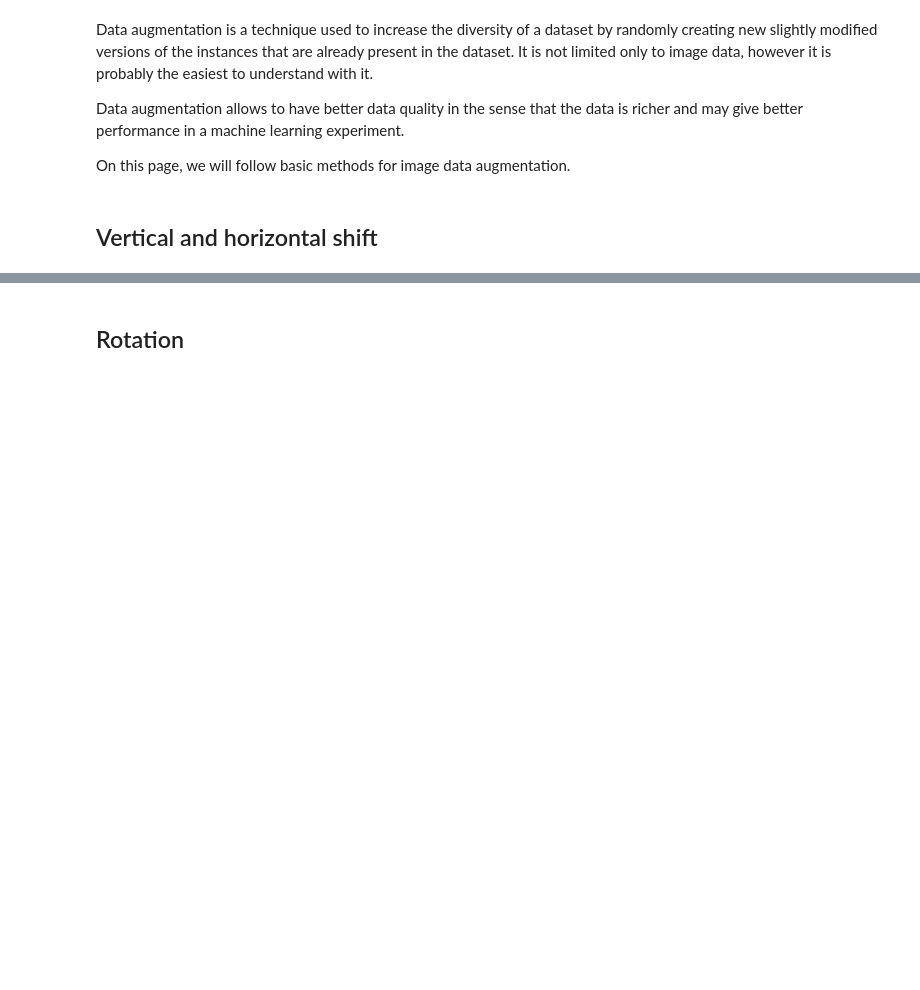
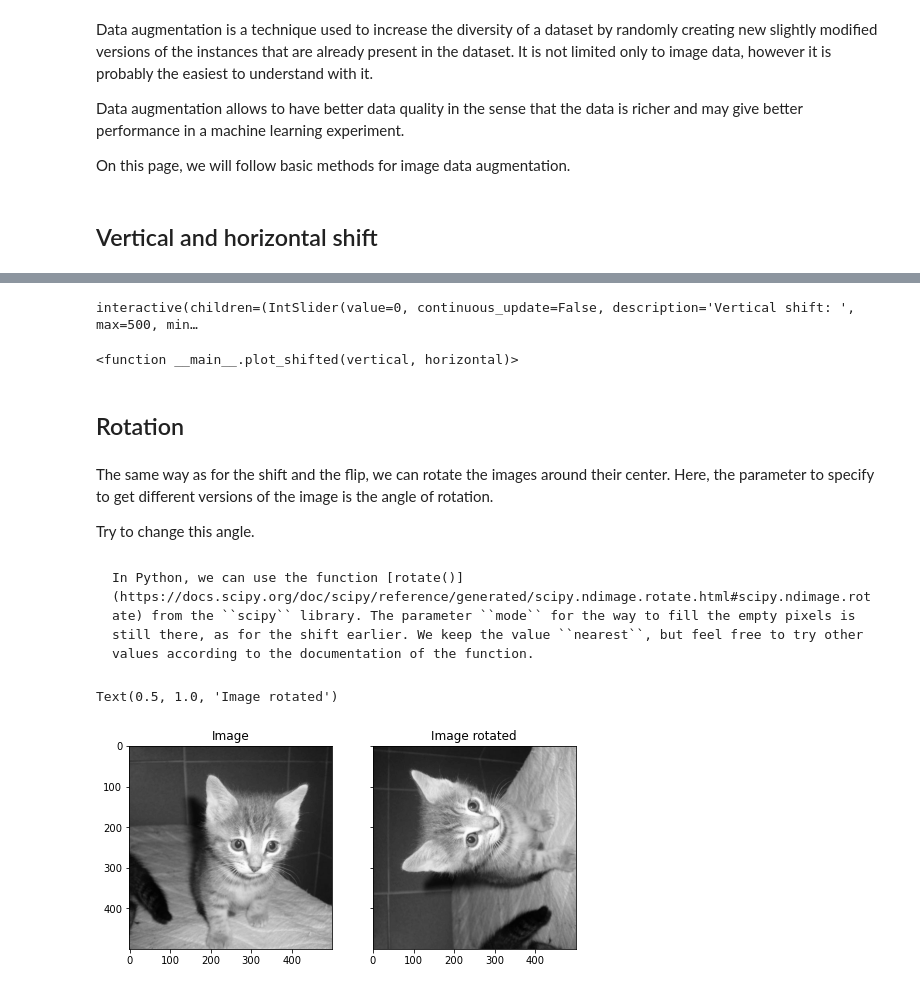
Before and after one commit to annalaine/quaxp, a Jupyter notebook: 2-3-2-augmentation.ipynb, the cells around one changed output, grey strips where cells are left out. Drawn from its saved outputs; the diff is of its cells as text; code cells hidden in the pictures; blank space fills up the shorter version.

````diff
--- a/2-3-2-augmentation.ipynb
+++ b/2-3-2-augmentation.ipynb
@@ -22,2 +51,80 @@ On this page, we will follow basic methods for image data augmentation.
+# %%
+# Beginner version: cell to hide
+
+import matplotlib.pyplot as plt
+from scipy import ndimage
+from skimage import io
+from skimage.color import rgb2gray
+import ipywidgets as widgets
+from ipywidgets import interact
+
+def plot_shifted(vertical, horizontal):
+    image = io.imread('./data/1.jpg')
+    image = rgb2gray(image)
+
+    shifted = ndimage.shift(image, [vertical, horizontal], mode = 'nearest')
+
+    fig, (ax1, ax2) = plt.subplots(1, 2, figsize = (8, 4))
+    ax1.imshow(image, cmap = 'gray')
+    ax1.set_title('Image')
+    ax2.imshow(shifted, cmap = 'gray')
+    ax2.set_title('Image shifted')
+
+interact(plot_shifted,
+         vertical = widgets.IntSlider(
+                    value = 0,
+                    min = -500,
+                    max = 500,
+                    step = 1,
+                    description = 'Vertical shift: ',
+                    disabled = False,
+                    continuous_update = False,
+                    orientation = 'horizontal',
+                    readout = True,
+                    readout_format = 'd'
+                    ),
+         horizontal = widgets.IntSlider(
+                    value = 0,
+                    min = -500,
+                    max = 500,
+                    step = 1,
+                    description = 'Horizontal shift: ',
+                    disabled = False,
+                    continuous_update = False,
+                    orientation = 'horizontal',
+                    readout = True,
+                    readout_format = 'd'
+                    ),
+        )
+# %% [output]
+interactive(children=(IntSlider(value=0, continuous_update=False, description='Vertical shift: ', max=500, min…
+<function __main__.plot_shifted(vertical, horizontal)>
 # %% [markdown]
 ## Rotation
+# %% [markdown]
+The same way as for the shift and the flip, we can rotate the images around their center. Here, the parameter to specify to get different versions of the image is the angle of rotation.
+
+Try to change this angle.
+# %% [markdown]
+```{toggle} Advanced level
+In Python, we can use the function [rotate()](https://docs.scipy.org/doc/scipy/reference/generated/scipy.ndimage.rotate.html#scipy.ndimage.rotate) from the ``scipy`` library. The parameter ``mode`` for the way to fill the empty pixels is still there, as for the shift earlier. We keep the value ``nearest``, but feel free to try other values according to the documentation of the function.
+```
+# %%
+import matplotlib.pyplot as plt
+from scipy import ndimage
+from skimage import io
+from skimage.color import rgb2gray
+
+image = io.imread('./data/1.jpg')
+image = rgb2gray(image)
+
+rotated = ndimage.rotate(image, 90, mode = 'nearest')
+
+fig, (ax1, ax2) = plt.subplots(1, 2, figsize = (8, 4))
+ax1.imshow(image, cmap = 'gray')
+ax1.set_title('Image')
+ax2.imshow(rotated, cmap = 'gray')
+ax2.set_title('Image rotated')
+# %% [output]
+Text(0.5, 1.0, 'Image rotated')
+[figure, added]
````
Also changed, not shown: parts of 15 cells of this notebook, 12 other files.
